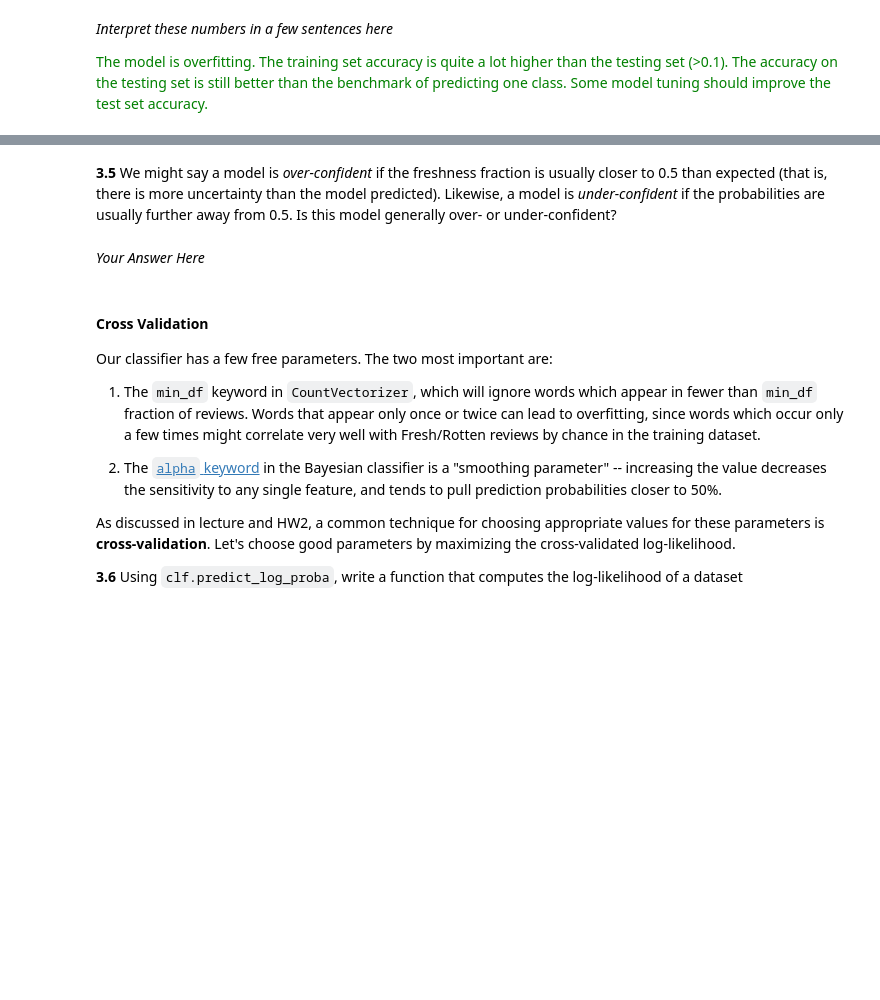
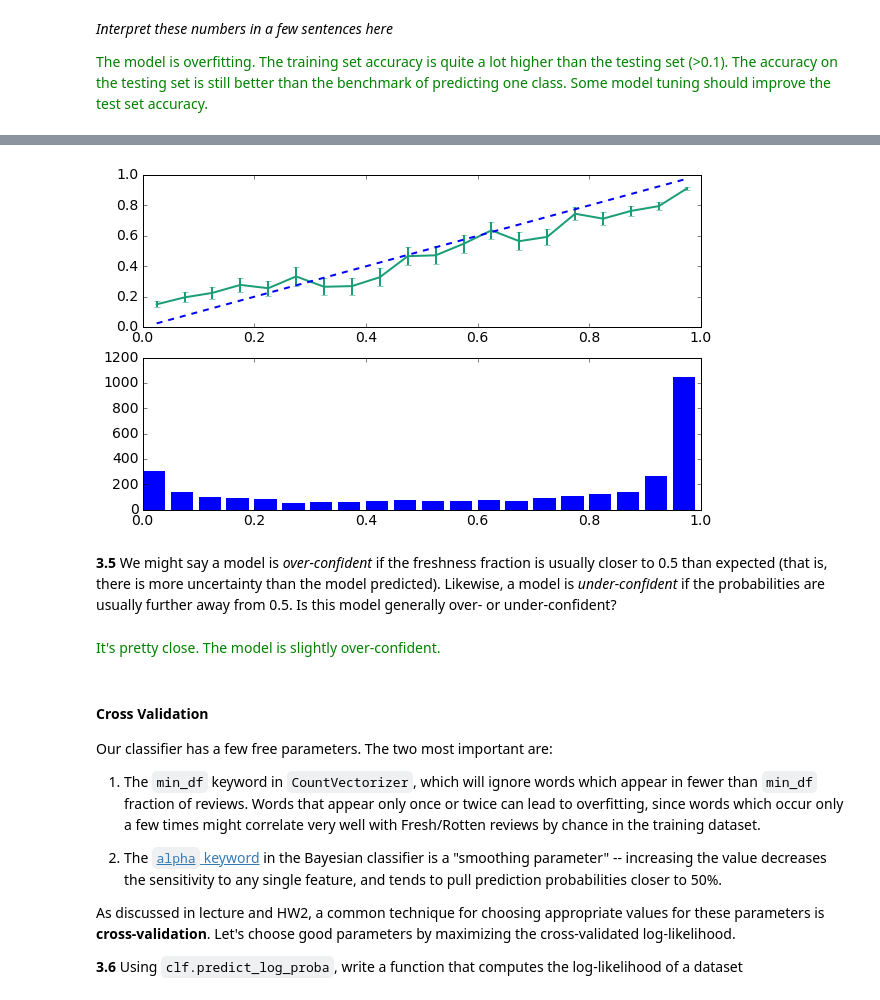
Before and after one commit to nnvutisa/content, a Jupyter notebook: HW3_updated.ipynb, the cells around one changed output, grey strips where cells are left out. Saved outputs shown, nothing was run; the diff lists cells and outputs as text; code cells hidden in the pictures; blank space fills up the shorter version.

```diff
--- a/HW3_updated.ipynb
+++ b/HW3_updated.ipynb
@@ -687,9 +669,54 @@ Y : (Nexample) integer array
+# %%
+"""
+Function
+--------
+calibration_plot
+
+Builds a plot like the one above, from a classifier and review data
+
+Inputs
+-------
+clf : Classifier object
+    A MultinomialNB classifier
+X : (Nexample, Nfeature) array
+    The bag-of-words data
+Y : (Nexample) integer array
+    1 if a review is Fresh
+"""
+#your code here
+
+def calibration_plot(clf, X, Y):
+
+    prob = clf.predict_proba(X)
+    prob_fresh = zip(*prob)[1]
+    bins = 20
+    counts, bin_edges = np.histogram(prob_fresh, bins=bins) # get the histogram output
+    fractions = np.full(bins, np.nan) # initialize an array
+    errors = np.full(bins, np.nan) # standard deviation of the estimated proportional parameter
+
+    # calculate a freshness fraction for each bin
+    for i in xrange(bins):
+        ind = np.where((bin_edges[i] <= prob_fresh)&(prob_fresh < bin_edges[i+1]))
+        fraction = Y[ind].mean()
+        fractions[i] = fraction
+        errors[i] = np.sqrt(fraction*(1-fraction)/len(Y[ind]))
+
+    # plots
+    fig, axes = plt.subplots(2,1)
+
+    x1 = [(bin_edges[i]+bin_edges[i+1])/2. for i in xrange(bins)]
+    axes[0].errorbar(x1, fractions, yerr=errors)
+    axes[0].plot(x1, x1, '--b')
+
+    axes[1].bar(bin_edges[:-1], counts, width=0.04, align='edge')
 # %%
-calibration_plot(clf, xtest, ytest)
+calibration_plot(clf, X_test, Y_test)
+# %% [output]
+[figure, added]
 # %% [markdown]
 **3.5** We might say a model is *over-confident* if the freshness fraction is usually closer to 0.5 than expected (that is, there is more uncertainty than the model predicted). Likewise, a model is *under-confident* if the probabilities are usually further away from 0.5. Is this model generally over- or under-confident?
-# %% [markdown]
-*Your Answer Here*
+# %% [markdown]
+<span style="color:green">It's pretty close. The model is slightly over-confident.</span>
 # %% [markdown]
 #### Cross Validation
 
```
Also changed, not shown: parts of 30 cells of this notebook.
